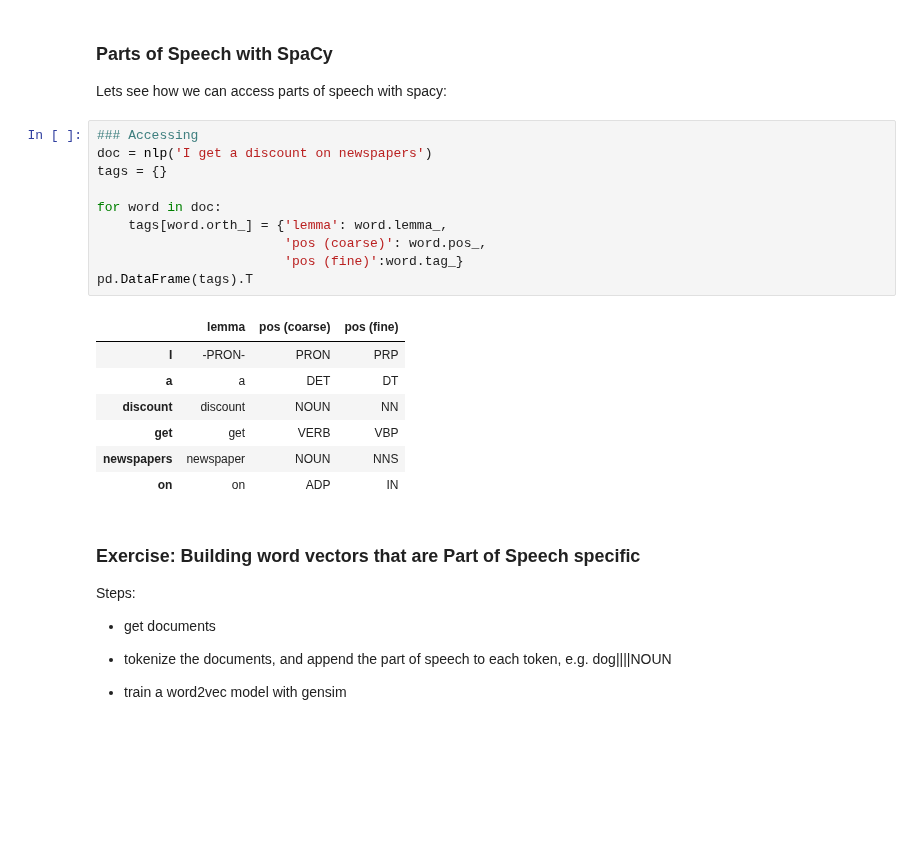
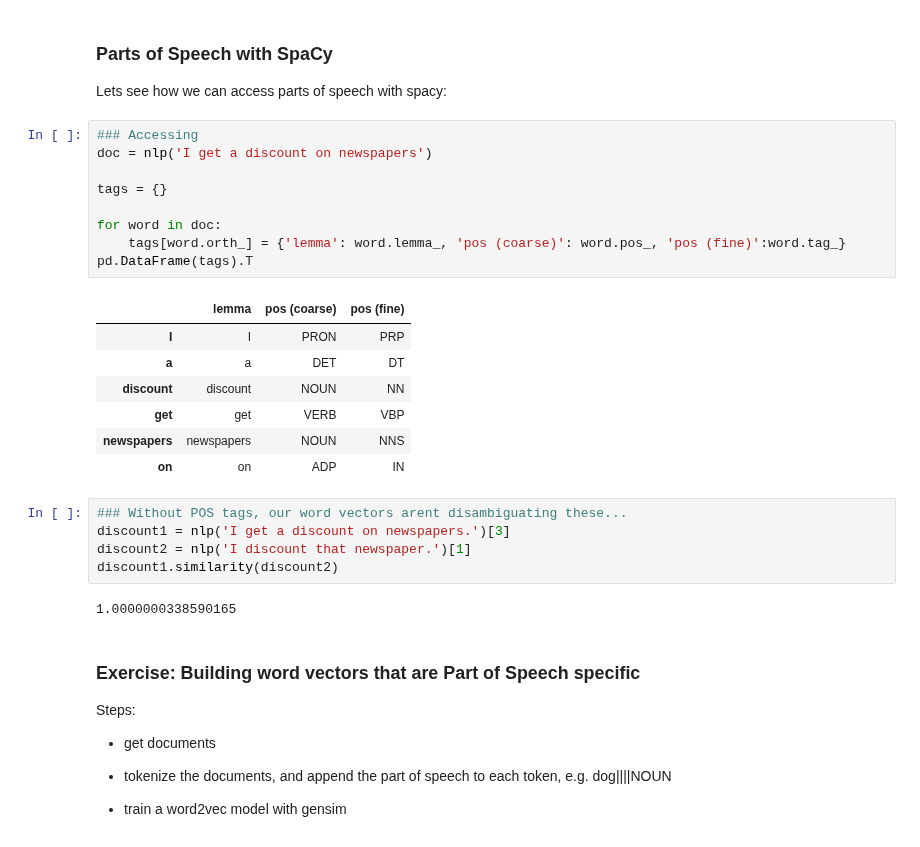
Before and after one commit to jupytercon2017user/jupytercon-2017, a Jupyter notebook: tutorial/4-Part-of-Speech-Tagging.ipynb, the cells around one changed output. Cells and saved outputs as stored; diff of their text form; blank space fills up the shorter version.

```diff
--- a/tutorial/4-Part-of-Speech-Tagging.ipynb
+++ b/tutorial/4-Part-of-Speech-Tagging.ipynb
@@ -244,21 +273,27 @@ Lets see how we can access parts of speech with spacy:
 # %%
 ### Accessing
 doc = nlp('I get a discount on newspapers')
+
 tags = {}
 
 for word in doc:
-    tags[word.orth_] = {'lemma': word.lemma_,
-                        'pos (coarse)': word.pos_,
-                        'pos (fine)':word.tag_}
+    tags[word.orth_] = {'lemma': word.lemma_, 'pos (coarse)': word.pos_, 'pos (fine)':word.tag_}
 pd.DataFrame(tags).T
 # %% [output]
 |  | lemma | pos (coarse) | pos (fine) |
-| I | -PRON- | PRON | PRP |
+| I | I | PRON | PRP |
 | a | a | DET | DT |
 | discount | discount | NOUN | NN |
 | get | get | VERB | VBP |
-| newspapers | newspaper | NOUN | NNS |
+| newspapers | newspapers | NOUN | NNS |
 | on | on | ADP | IN |
+# %%
+### Without POS tags, our word vectors arent disambiguating these...
+discount1 = nlp('I get a discount on newspapers.')[3]
+discount2 = nlp('I discount that newspaper.')[1]
+discount1.similarity(discount2)
+# %% [output]
+1.0000000338590165
 # %% [markdown]
 ### Exercise: Building word vectors that are Part of Speech specific
 Steps:
```
Also changed, not shown: parts of 29 cells of this notebook.
